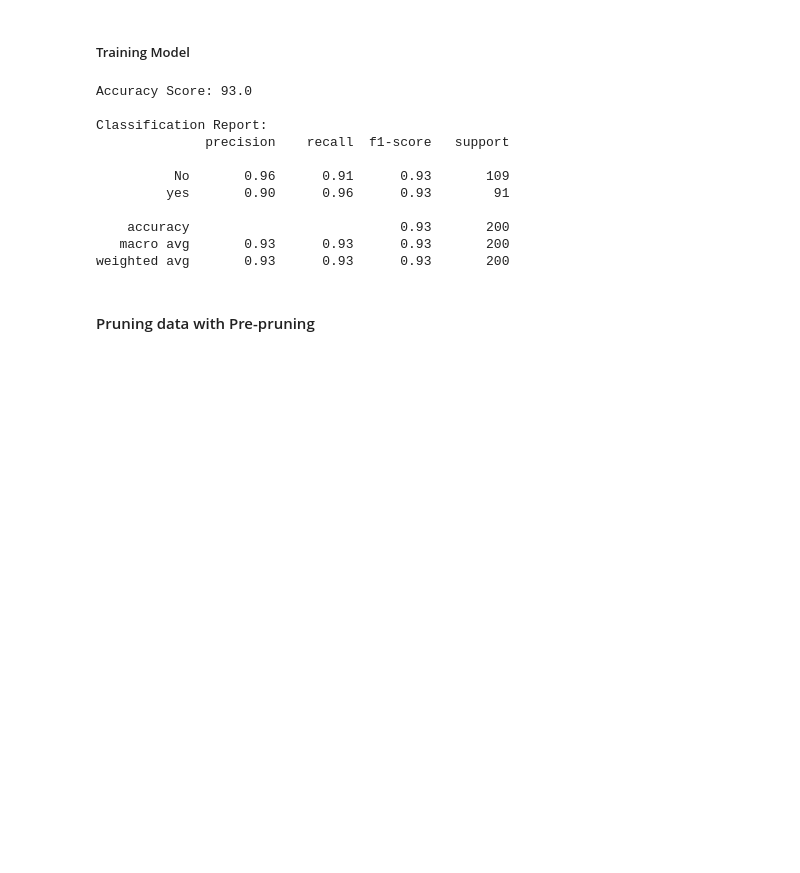
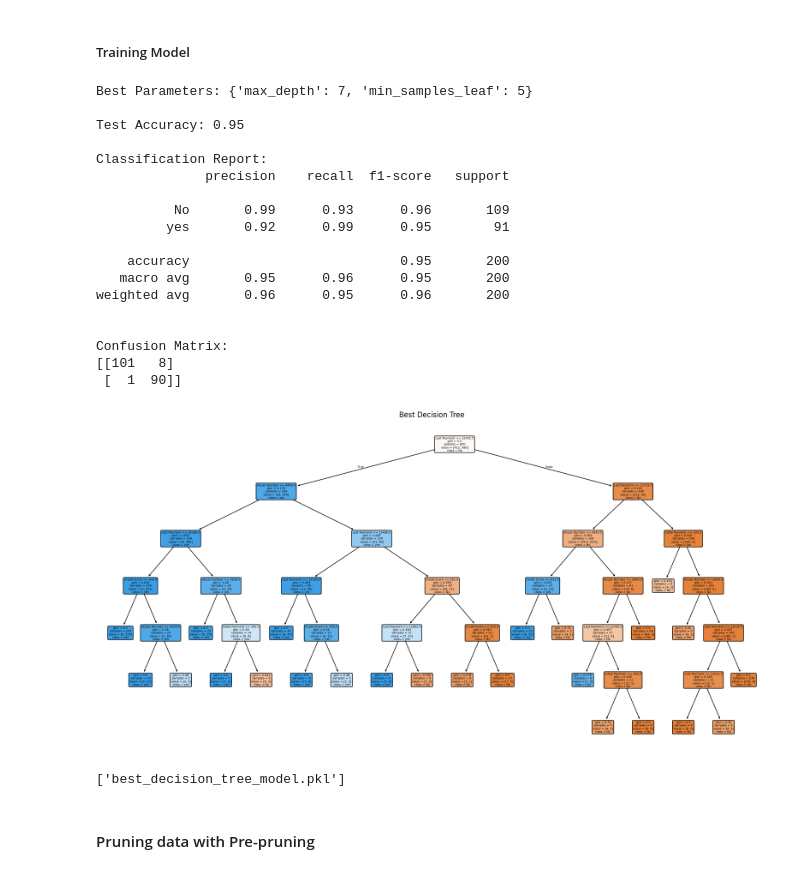
Before and after one commit to Machine-Learning-ML/decision-tree, a Jupyter notebook: decision-tree.ipynb, the cells around one changed output. Saved outputs shown, nothing was run; the diff lists cells and outputs as text; code cells hidden in the pictures; blank space fills up the shorter version.

Commit message:
adding model notebook for spliting and prunning the data with decision tree

```diff
--- a/decision-tree.ipynb
+++ b/decision-tree.ipynb
@@ -32,41 +31,74 @@ balance_data.head()
 # %%
 # Separate features (X) and target (Y)
 X = balance_data.iloc[:, 0:4]
 Y = balance_data.iloc[:, 4]
 
 # Encode the target variable ('yes' -> 1, 'no' -> 0)
 le = LabelEncoder()
 Y_encode = le.fit_transform(Y)
 
 # Split the data into training and testing sets
 X_train, X_test, Y_train, Y_test = train_test_split(X, Y_encode, test_size=0.2, random_state=42)
 
+# Define parameter grid
+param_grid = {
+    'max_depth': [3, 5, 7, None],  # None means no limit
+    'min_samples_leaf': [1, 2, 5, 10]
+}
+
 # Create and train the Decision Tree Classifier
-clf = DecisionTreeRegressor(random_state=42)
-clf.fit(X_train, Y_train)
+clf = DecisionTreeClassifier( random_state=42)
 
-# Make predictions
-y_pred = clf.predict(X_test)
+# Use GridSearchCV to find the best parameters
+grid_search = GridSearchCV(clf, param_grid, cv=5, scoring='accuracy')
+grid_search.fit(X_train, Y_train)
 
-# Evaluate the model
-accuracy = accuracy_score(Y_test, y_pred)
-print("Accuracy Score:", accuracy*100)
+# Best parameters and best estimator
+best_params = grid_search.best_params_
+best_clf = grid_search.best_estimator_
 
-# Detailed classification report
+print("Best Parameters:", best_params)
+
+# Evaluate the best model on the test set
+y_pred = best_clf.predict(X_test)
+test_accuracy = accuracy_score(Y_test, y_pred)
+
+print(f"\nTest Accuracy: {test_accuracy:.2f}")
 print("\nClassification Report:")
 print(classification_report(Y_test, y_pred, target_names=le.classes_))
+print("\nConfusion Matrix:")
+print(confusion_matrix(Y_test, y_pred))
+
+# Visualize the best decision tree
+plt.figure(figsize=(20, 10))
+plot_tree(best_clf, filled=True, feature_names=X.columns, class_names=le.classes_, rounded=True)
+plt.title("Best Decision Tree")
+plt.show()
+
+# Save the best model (optional)
+import joblib
+joblib.dump(best_clf, 'best_decision_tree_model.pkl')
 # %% [output]
-Accuracy Score: 93.0
+Best Parameters: {'max_depth': 7, 'min_samples_leaf': 5}
+
+Test Accuracy: 0.95
 
 Classification Report:
               precision    recall  f1-score   support
 
-          No       0.96      0.91      0.93       109
-         yes       0.90      0.96      0.93        91
+          No       0.99      0.93      0.96       109
+         yes       0.92      0.99      0.95        91
 
-    accuracy                           0.93       200
-   macro avg       0.93      0.93      0.93       200
-weighted avg       0.93      0.93      0.93       200
+    accuracy                           0.95       200
+   macro avg       0.95      0.96      0.95       200
+weighted avg       0.96      0.95      0.96       200
+
+
+Confusion Matrix:
+[[101   8]
+ [  1  90]]
+[figure, added]
+['best_decision_tree_model.pkl']
 # %% [markdown]
 #### Pruning data with Pre-pruning
 # %%
```
Also changed, not shown: parts of 2 cells of this notebook, 1 other file.
